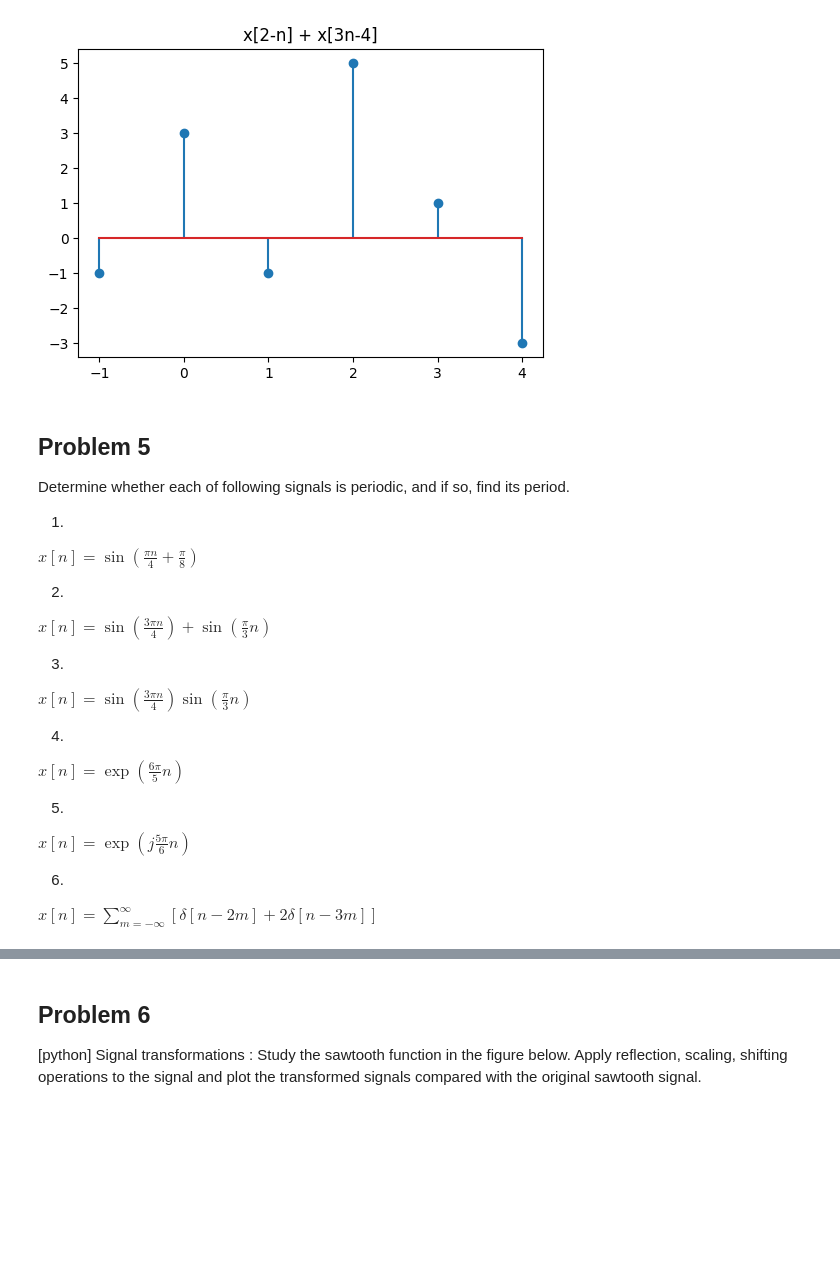
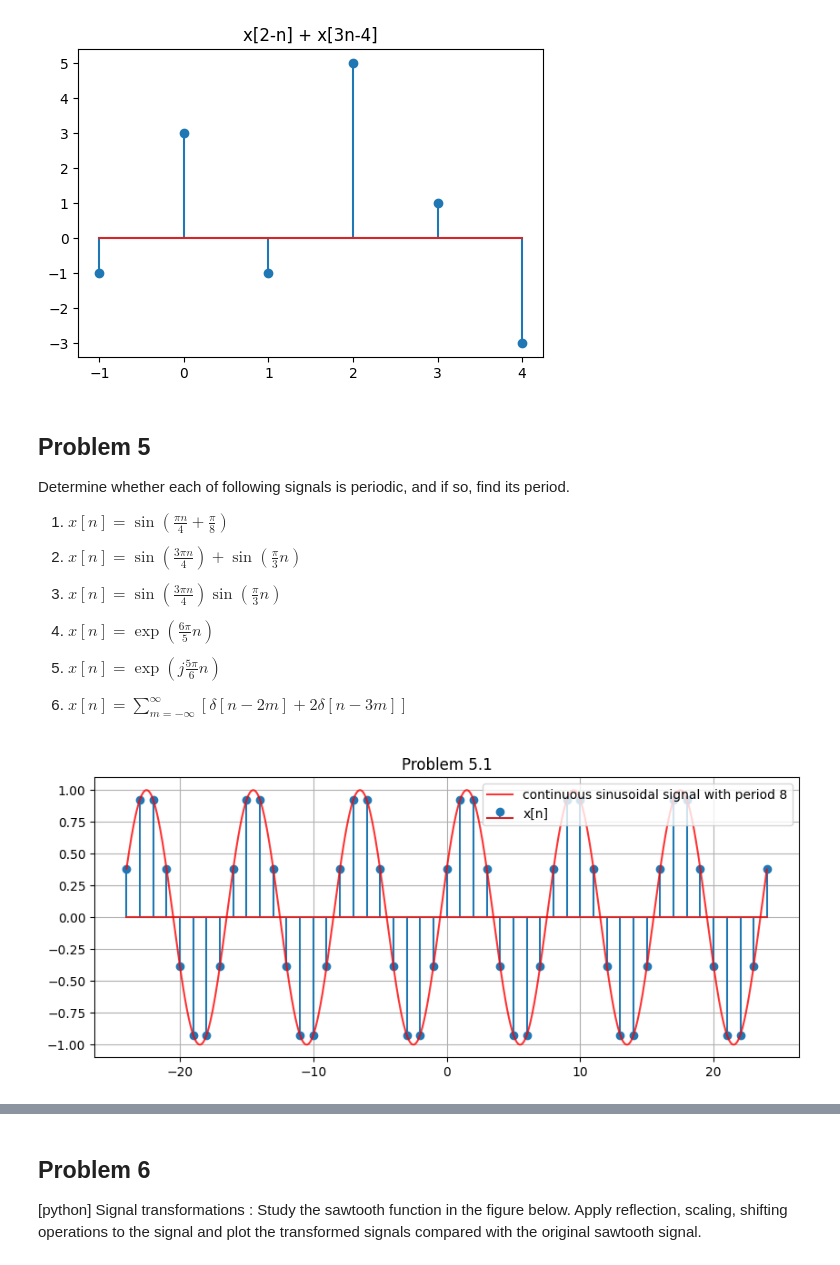
Before and after one commit to patthadon-p/CEDT-2110203-CEM-II, a Jupyter notebook: signal/homework-1/code/signal-homework-01-notebook.ipynb, the cells around one changed output, grey strips where cells are left out. Cells and saved outputs as stored; diff of their text form; code cells hidden in the pictures; blank space fills up the shorter version.

Commit message:
SIGNAL Homework-01 | update problem 5 - 6 and 9

```diff
--- a/signal/homework-1/code/signal-homework-01-notebook.ipynb
+++ b/signal/homework-1/code/signal-homework-01-notebook.ipynb
@@ -450,23 +450,39 @@ plt.show()
 ## Problem 5
 Determine whether each of following signals is periodic, and if so, find its period.
 
-1.
-$x[n] = \sin \left( \frac{\pi n}{4} + \frac{\pi}{8}\right)$
+1. $x[n] = \sin \left( \frac{\pi n}{4} + \frac{\pi}{8}\right)$
 
-2.
-$x[n] = \sin \left( \frac{3\pi n}{4}\right) + \sin\left( \frac{\pi}{3}n\right)$
+2. $x[n] = \sin \left( \frac{3\pi n}{4}\right) + \sin\left( \frac{\pi}{3}n\right)$
 
-3.
-$x[n] = \sin \left( \frac{3\pi n}{4}\right)\sin\left( \frac{\pi}{3}n\right)$
+3. $x[n] = \sin \left( \frac{3\pi n}{4}\right)\sin\left( \frac{\pi}{3}n\right)$
 
-4.
-$x[n] = \exp \left( \frac{6\pi}{5}n \right)$
+4. $x[n] = \exp \left( \frac{6\pi}{5}n \right)$
 
-5.
-$x[n] = \exp \left( j\frac{5\pi}{6}n \right)$
+5. $x[n] = \exp \left( j\frac{5\pi}{6}n \right)$
 
-6.
-$x[n] =  \sum_{m=-\infty}^{\infty} \left[ \delta[n-2m] + 2\delta[n-3m] \right]$
+6. $x[n] =  \sum_{m=-\infty}^{\infty} \left[ \delta[n-2m] + 2\delta[n-3m] \right]$
 
 <!-- 1.
 $x[n] = \sin \left( \frac{3\pi n}{4}\right) + \cos \left( \frac{\pi}{3} n \right)$ -->
+# %%
+# 5.1.
+
+fig = plt.figure(figsize=(10, 4))
+
+t = np.arange(-24, 25, 1)
+x = np.sin(np.pi/4 * t + np.pi/8)
+
+tc = np.arange(-24, 24, 0.01)
+xc = np.sin(np.pi/4 * tc + np.pi/8)
+
+plt.title("Problem 5.1")
+plt.stem(t, x, label="x[n]")
+plt.plot(tc, xc, "r", alpha=0.8, label="continuous sinusoidal signal with period 8")
+plt.grid(True)
+plt.legend(loc="upper right")
+
+plt.savefig("../images/problem_5_1.png", dpi=300, bbox_inches="tight")
+
+plt.show()
+# %% [output]
+[figure, added]
```
Also changed, not shown: parts of 13 cells of this notebook, 13 other files.
